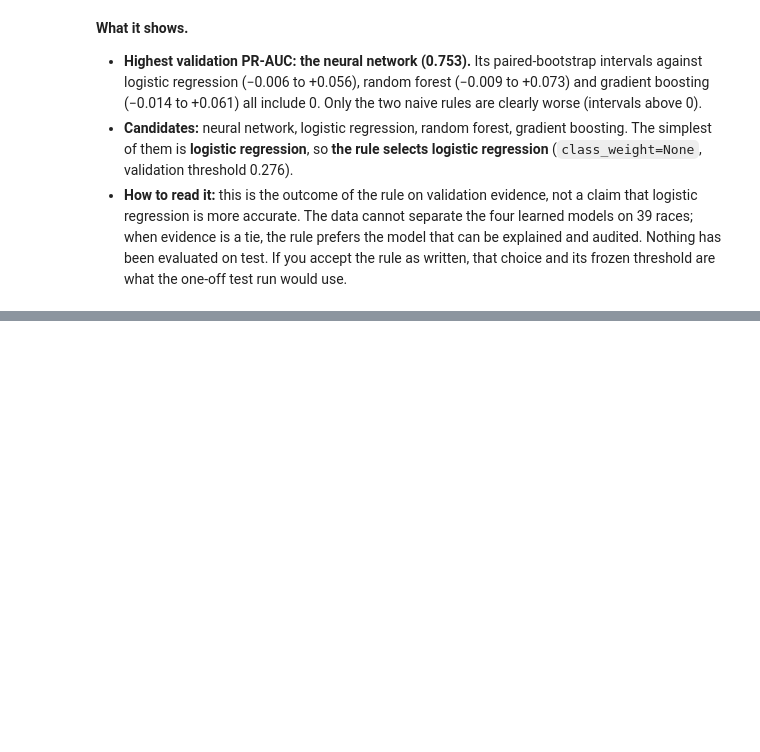
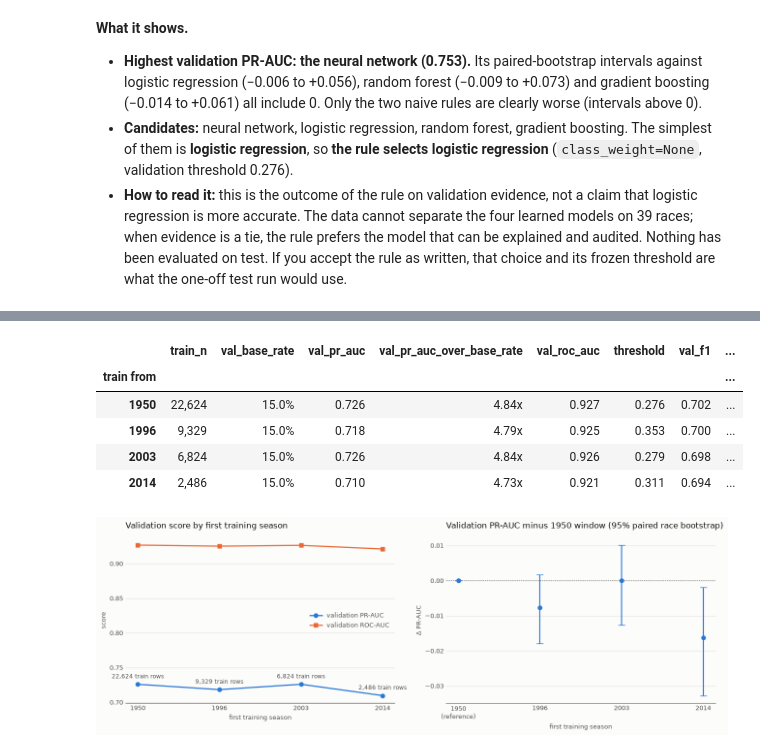
Before and after one commit to YShimy/f1-podium, a Jupyter notebook: notebooks/milestone1.ipynb, the cells around one changed output, grey strips where cells are left out. Saved outputs shown, nothing was run; the diff lists cells and outputs as text; code cells hidden in the pictures; blank space fills up the shorter version.

```diff
--- a/notebooks/milestone1.ipynb
+++ b/notebooks/milestone1.ipynb
@@ -3889,0 +3947,40 @@ selected by the rule: logistic regression
+# %%
+win_table, win_scores = xp.run_window(meta, X, y)
+assert win_table["val_n"].nunique() == 1
+win_boot = boot_13(win_scores, [(s, 1950) for s in config.TRAIN_START_CANDIDATES if s != 1950]).set_index("model")
+win_view = win_table[VIEW_13].join(win_boot[["pr_auc_diff", "ci_low", "ci_high", "share_a_better", "interval includes 0"]])
+win_view.index.name = "train from"
+display(win_view.style.format(FMT_13, na_rep="ref"))
+
+fig, axes = plt.subplots(1, 2, figsize=(13, 4.6), facecolor=plots.SURFACE)
+for ax in axes:
+    ax.set_facecolor(plots.SURFACE)
+starts = list(win_table.index)
+xs = np.arange(len(starts))
+axes[0].plot(xs, win_table["val_pr_auc"], "o-", color=plots.SERIES[0], linewidth=1.8, label="validation PR-AUC")
+axes[0].plot(xs, win_table["val_roc_auc"], "s-", color=plots.SERIES[1], linewidth=1.8, label="validation ROC-AUC")
+for x_, (pr, n_) in enumerate(zip(win_table["val_pr_auc"], win_table["train_n"])):
+    axes[0].annotate(f"{n_:,} train rows", (x_, pr), textcoords="offset points", xytext=(0, 9), ha="center",
+                     fontsize=8.5, color=plots.INK_MUTED)
+axes[0].set_xticks(xs, [str(s) for s in starts])
+plots.style_axes(axes[0], "Validation score by first training season", xlabel="first training season",
+                 ylabel="score")
+axes[0].legend(frameon=False, fontsize=9, labelcolor=plots.INK_MUTED, loc="center right")
+d = win_boot.reindex(starts)
+diff = d["pr_auc_diff"].fillna(0).to_numpy()
+err = np.vstack([diff - d["ci_low"].fillna(0).to_numpy(), d["ci_high"].fillna(0).to_numpy() - diff])
+axes[1].errorbar(xs, diff, yerr=err, fmt="o", color=plots.SERIES[0], capsize=5, linewidth=1.6)
+axes[1].axhline(0, color=plots.INK_MUTED, linewidth=1, linestyle=":")
+axes[1].set_xticks(xs, [f"{s}\n(reference)" if s == 1950 else str(s) for s in starts])
+plots.style_axes(axes[1], "Validation PR-AUC minus 1950 window (95% paired race bootstrap)",
+                 xlabel="first training season", ylabel="Δ PR-AUC")
+fig.tight_layout()
+plt.show()
+# %% [output]
+|  | train_n | val_base_rate | val_pr_auc | val_pr_auc_over_base_rate | val_roc_auc | threshold | val_f1 | ... |
+| train from |  |  |  |  |  |  |  | ... |
+| 1950 | 22,624 | 15.0% | 0.726 | 4.84x | 0.927 | 0.276 | 0.702 | ... |
+| 1996 | 9,329 | 15.0% | 0.718 | 4.79x | 0.925 | 0.353 | 0.700 | ... |
+| 2003 | 6,824 | 15.0% | 0.726 | 4.84x | 0.926 | 0.279 | 0.698 | ... |
+| 2014 | 2,486 | 15.0% | 0.710 | 4.73x | 0.921 | 0.311 | 0.694 | ... |
+[figure, added]
```
Also changed, not shown: parts of 18 cells of this notebook, 1 other file.
